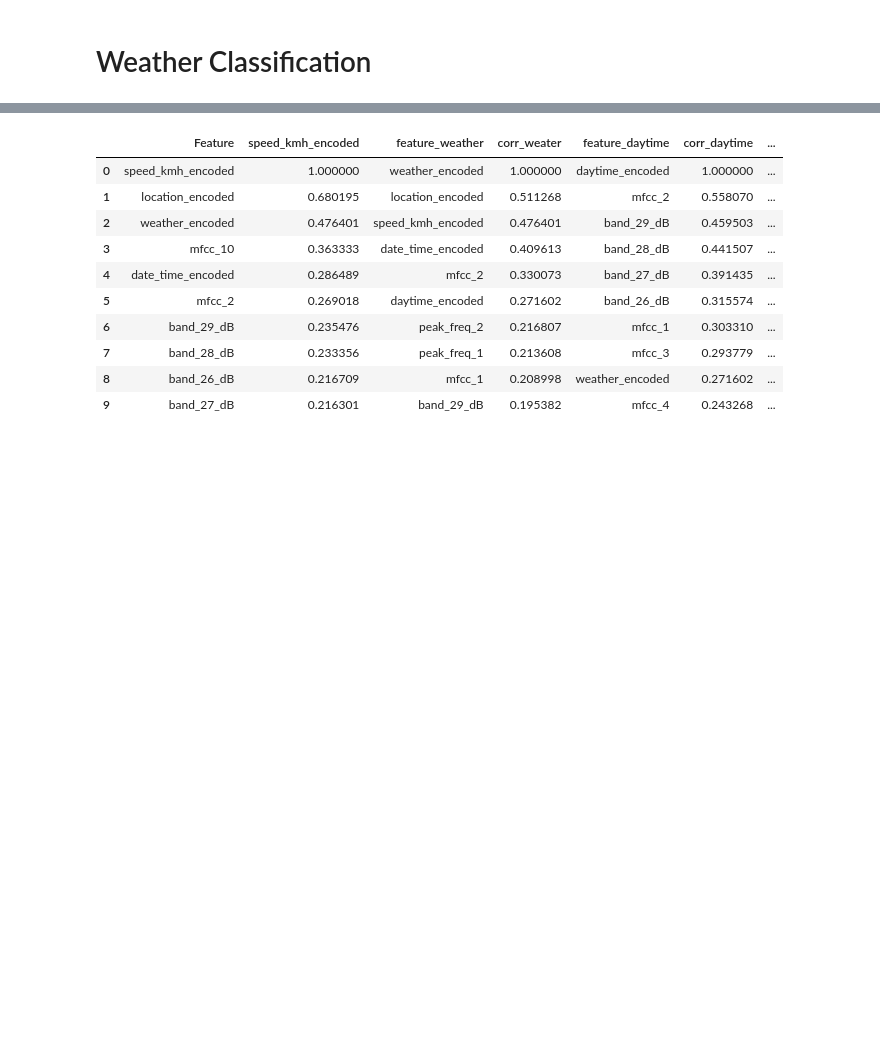
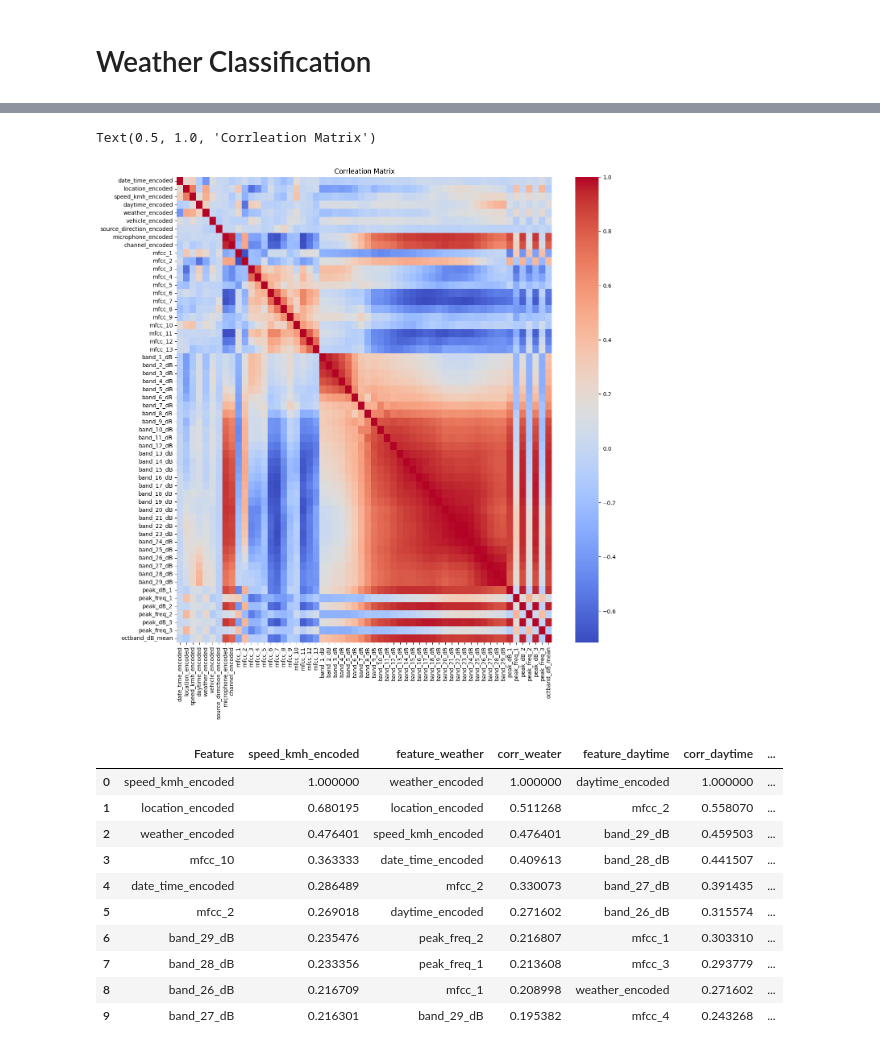
Before and after one commit to janikWa/RoadTrafficNoise, a Jupyter notebook: weather_classification/weather_classification.ipynb, the cells around one changed output, grey strips where cells are left out. Drawn from its saved outputs; the diff is of its cells as text; code cells hidden in the pictures; blank space fills up the shorter version.

```diff
--- a/weather_classification/weather_classification.ipynb
+++ b/weather_classification/weather_classification.ipynb
@@ -30,3 +94,11 @@ correlation_matrix = df.corr()
+# %%
+correlation_matrix = df.corr()
+fig = plt.figure(figsize=(15,15))
+sns.heatmap(correlation_matrix, cmap="coolwarm")
+plt.title("Corrleation Matrix")
+# %% [output]
+Text(0.5, 1.0, 'Corrleation Matrix')
+[figure, added]
 # %%
 # ranked correlation by classification
 highest_speed = correlation_matrix["speed_kmh_encoded"].abs().sort_values(ascending=False).reset_index(drop=False).rename(columns={"index":"Feature"})
```
Also changed, not shown: parts of 7 cells of this notebook.
